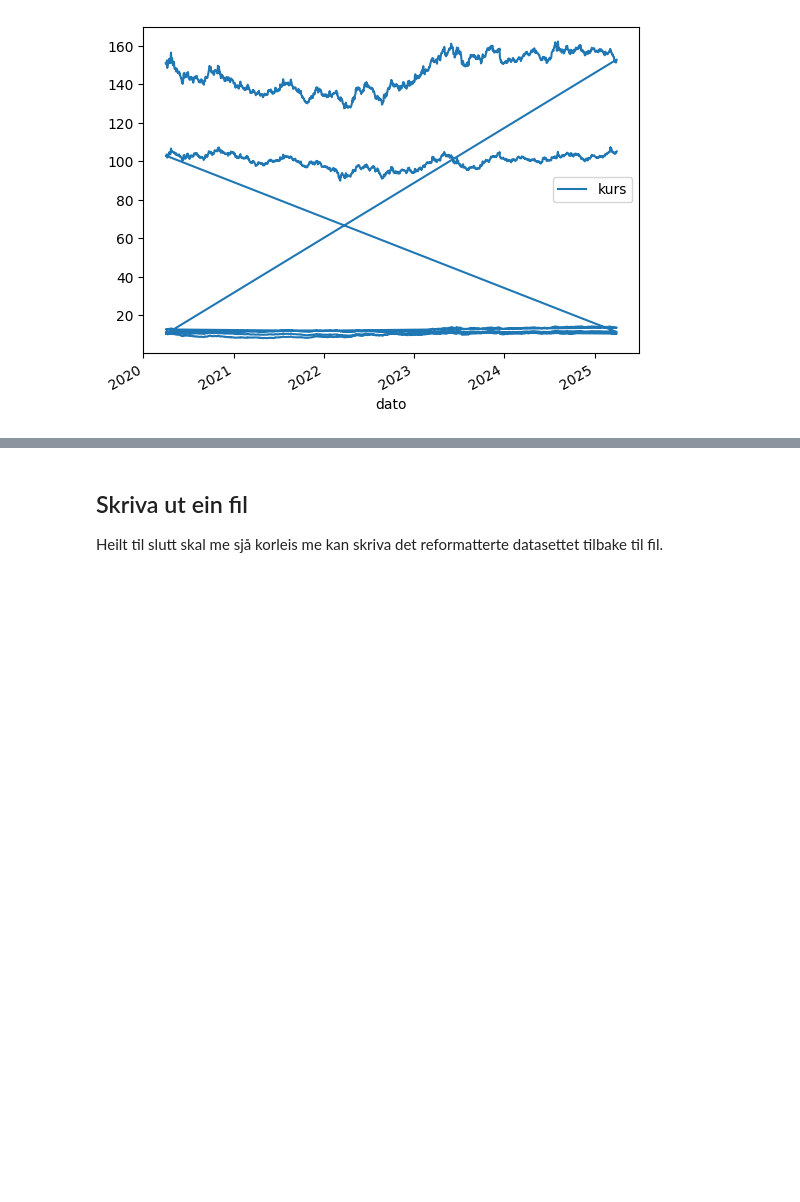
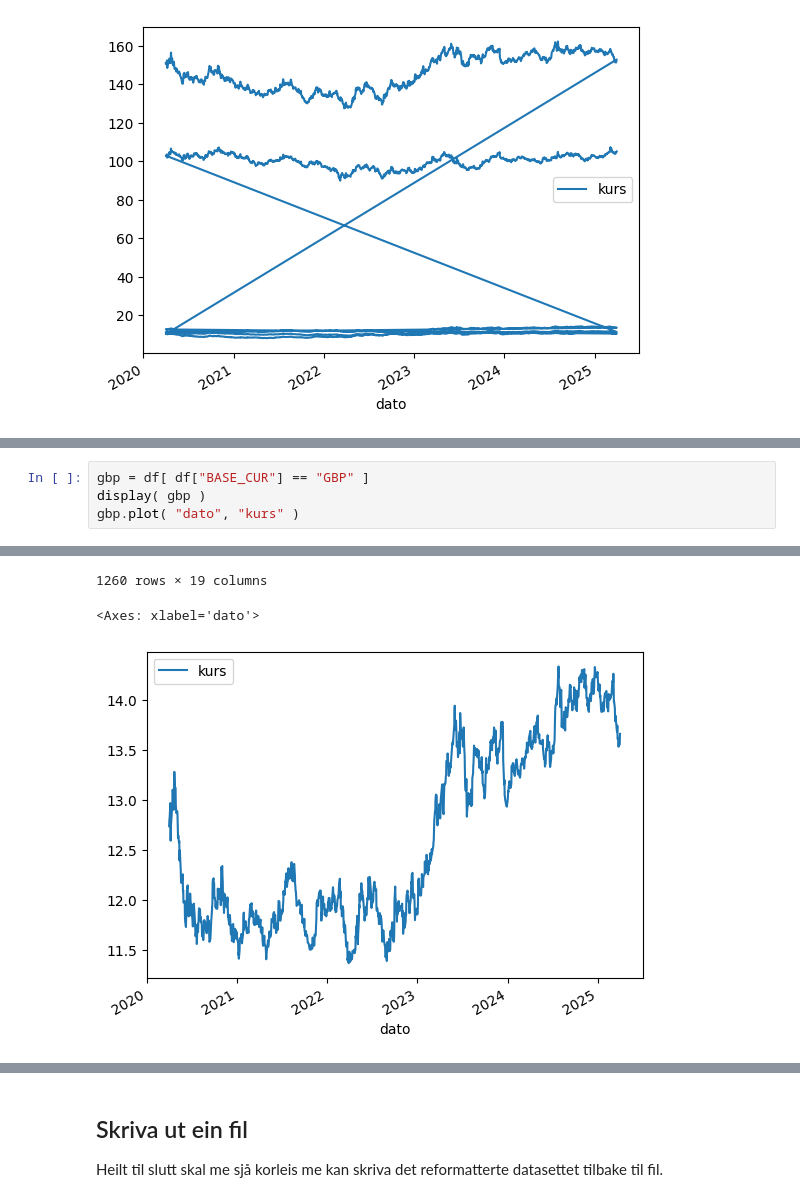
Before and after one commit to hgeorgsch/dataprogexercises, a Jupyter notebook: dataprog-obsidian/assets/csv01.ipynb, the cells around one changed output, grey strips where cells are left out. Saved outputs shown, nothing was run; the diff lists cells and outputs as text; blank space fills up the shorter version.

```diff
--- a/dataprog-obsidian/assets/csv01.ipynb
+++ b/dataprog-obsidian/assets/csv01.ipynb
@@ -214,0 +237,5 @@ df.plot( "dato", "kurs")
+# %%
+gbp = df[ df["BASE_CUR"] == "GBP" ]
+display( gbp )
+gbp.plot( "dato", "kurs" )
+# %% [output]
@@ -214,0 +254,3 @@ df.plot( "dato", "kurs")
+1260 rows × 19 columns
+<Axes: xlabel='dato'>
+[figure, added]
```
Also changed, not shown: parts of 15 cells of this notebook, 1 other file.
